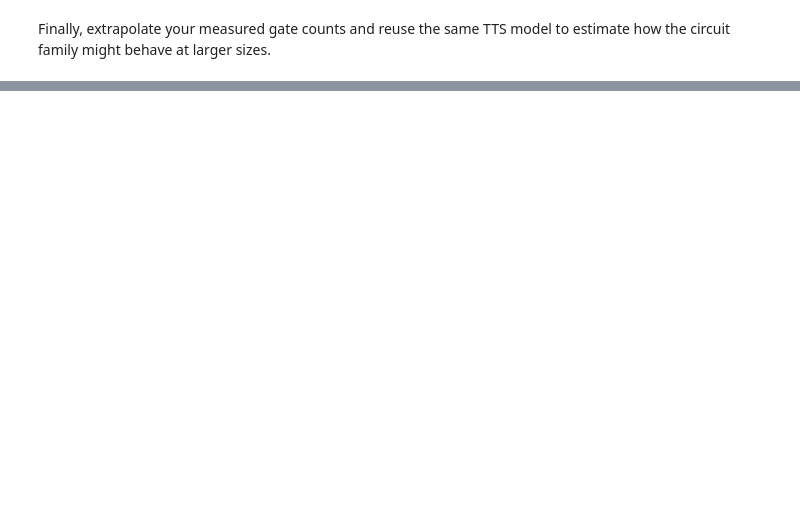
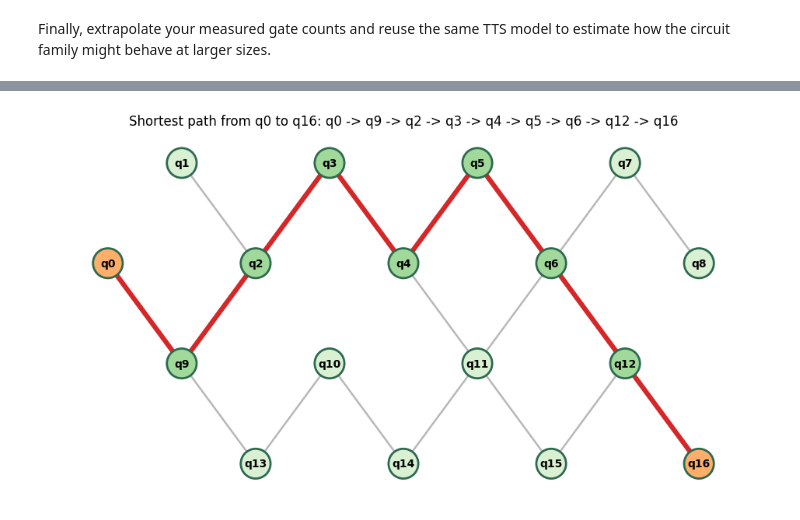
Before and after one commit to dqc-community/dqc-workshop-notebook, a Jupyter notebook: tutorial.ipynb, the cells around one changed output, grey strips where cells are left out. Drawn from its saved outputs; the diff is of its cells as text; code cells hidden in the pictures; blank space fills up the shorter version.

```diff
--- a/tutorial.ipynb
+++ b/tutorial.ipynb
@@ -1078,0 +1215,41 @@ plot_scaling_metric(
+# %%
+# The same graph can be used for a shortest-path problem
+start, target = 'q0', 'q16'
+shortest_path = nx.shortest_path(connectivity_graph, start, target)
+shortest_path_edges = set(zip(shortest_path[:-1], shortest_path[1:]))
+
+edge_colors = [
+    '#d62728' if edge in shortest_path_edges or edge[::-1] in shortest_path_edges else '0.72'
+    for edge in connectivity_graph.edges()
+]
+edge_widths = [
+    4.5 if edge in shortest_path_edges or edge[::-1] in shortest_path_edges else 1.8
+    for edge in connectivity_graph.edges()
+]
+node_colors = [
+    '#fdae6b' if node in {start, target}
+    else '#a1d99b' if node in shortest_path
+    else '#d9f0d3'
+    for node in connectivity_graph.nodes()
+]
+
+plt.figure(figsize=(9.5, 5.2))
+nx.draw_networkx(
+    connectivity_graph,
+    heavy_hex_pos,
+    node_size=760,
+    node_color=node_colors,
+    edge_color=edge_colors,
+    edgecolors='#2d6a4f',
+    linewidths=2,
+    width=edge_widths,
+    font_size=10,
+    font_weight='bold',
+)
+path_label = ' -> '.join(shortest_path)
+plt.title(f'Shortest path from {start} to {target}: {path_label}')
+plt.axis('off')
+plt.tight_layout()
+plt.show()
+# %% [output]
+[figure, added]
```
Also changed, not shown: parts of 30 cells of this notebook.
